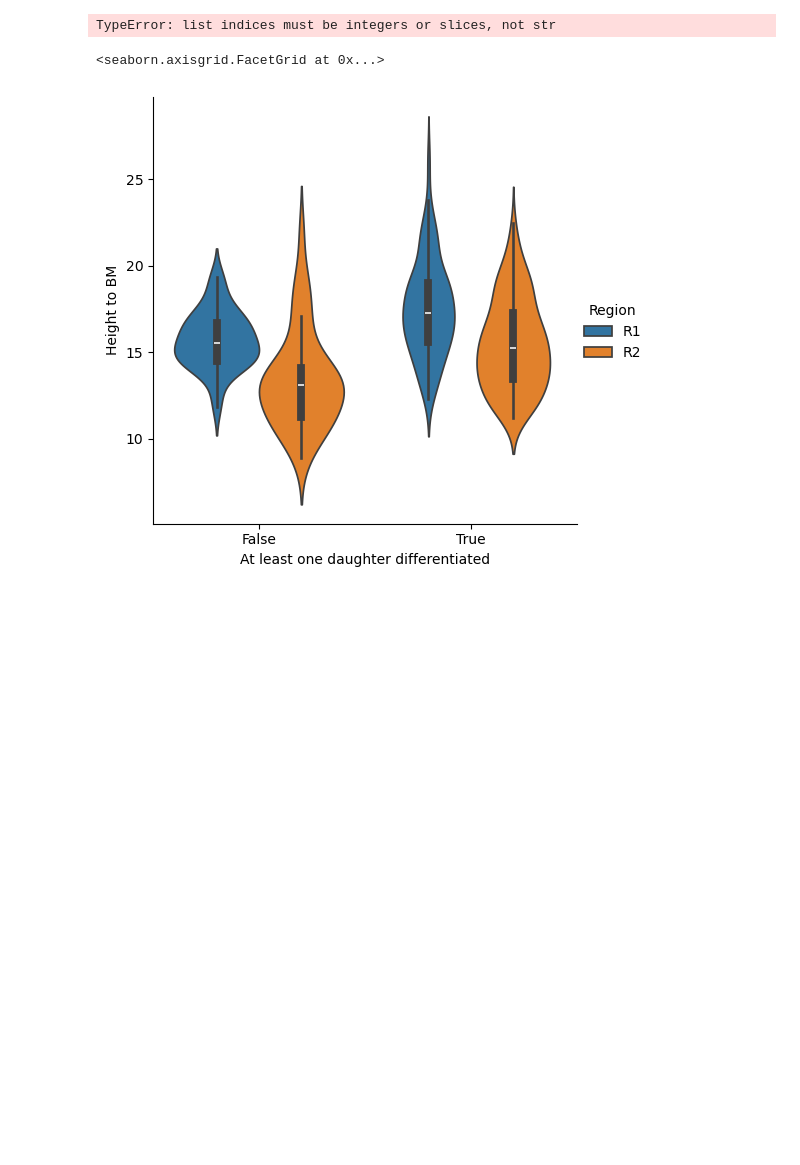
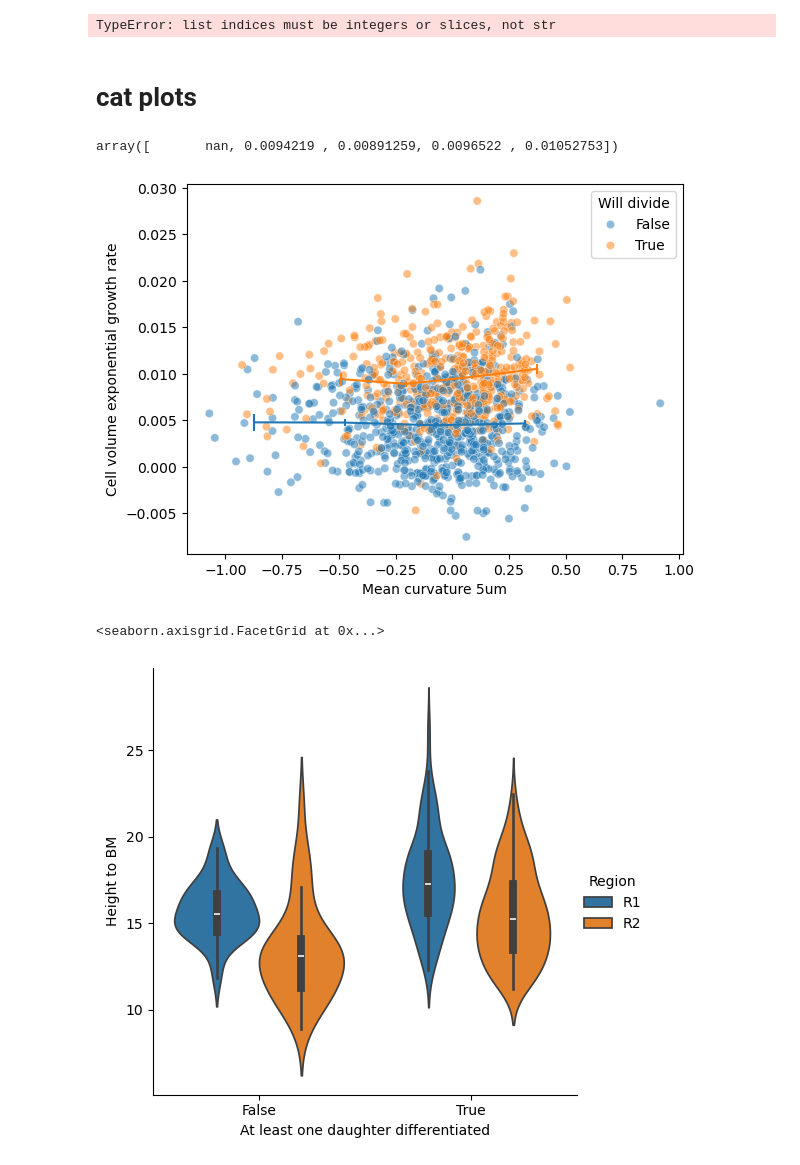
Before and after one commit to xies/mouse_skin_size_control, a Jupyter notebook: 2025_lineage_analysis/tissue_curvature/tissue_curvature_clone_size.ipynb, the cells around one changed output. Cells and saved outputs as stored; diff of their text form; code cells hidden in the pictures; blank space fills up the shorter version.

Commit message:
overhauling second column level

```diff
--- a/2025_lineage_analysis/tissue_curvature/tissue_curvature_clone_size.ipynb
+++ b/2025_lineage_analysis/tissue_curvature/tissue_curvature_clone_size.ipynb
@@ -283,6 +288,25 @@ plt.savefig(path.join(model_dir,'Differentiation visualizations/tissue_curvature
 # result[result.Dividing]
 # %% [output]
 TypeError: list indices must be integers or slices, not str
+# %% [markdown]
+# cat plots
+# %%
+from basicUtils import plot_bin_means
+
+x = 'Mean curvature 5um'
+y = 'Cell volume exponential growth rate'
+_df = pd.DataFrame.from_dict({trackID:t.droplevel(axis=1,level=1).iloc[0][[x,y,'Will divide']]
+                for trackID, t in all_tracks.items()}).T
+
+# sb.scatterplot(all_df.droplevel(axis=1,level=1),x=x,y=y,hue='Will divide',alpha=0.5)
+sb.scatterplot(_df,x=x,y=y,hue='Will divide',alpha=0.5)
+plot_bin_means(_df[_df['Will divide'] == False][x],_df[_df['Will divide'] == False][y],
+               bin_edges = 6, minimum_n=10, mean='mean')
+plot_bin_means(_df[_df['Will divide'] == True][x],_df[_df['Will divide'] == True][y],
+               bin_edges= 6, minimum_n=20, mean='mean')
+# %% [output]
+array([       nan, 0.0094219 , 0.00891259, 0.0096522 , 0.01052753])
+[figure, added]
 # %%
 
 sb.catplot(divisions.droplevel(1,axis=1),x='At least one daughter differentiated',y='Height to BM',
```
Also changed, not shown: parts of 34 cells of this notebook, 11 other files.
